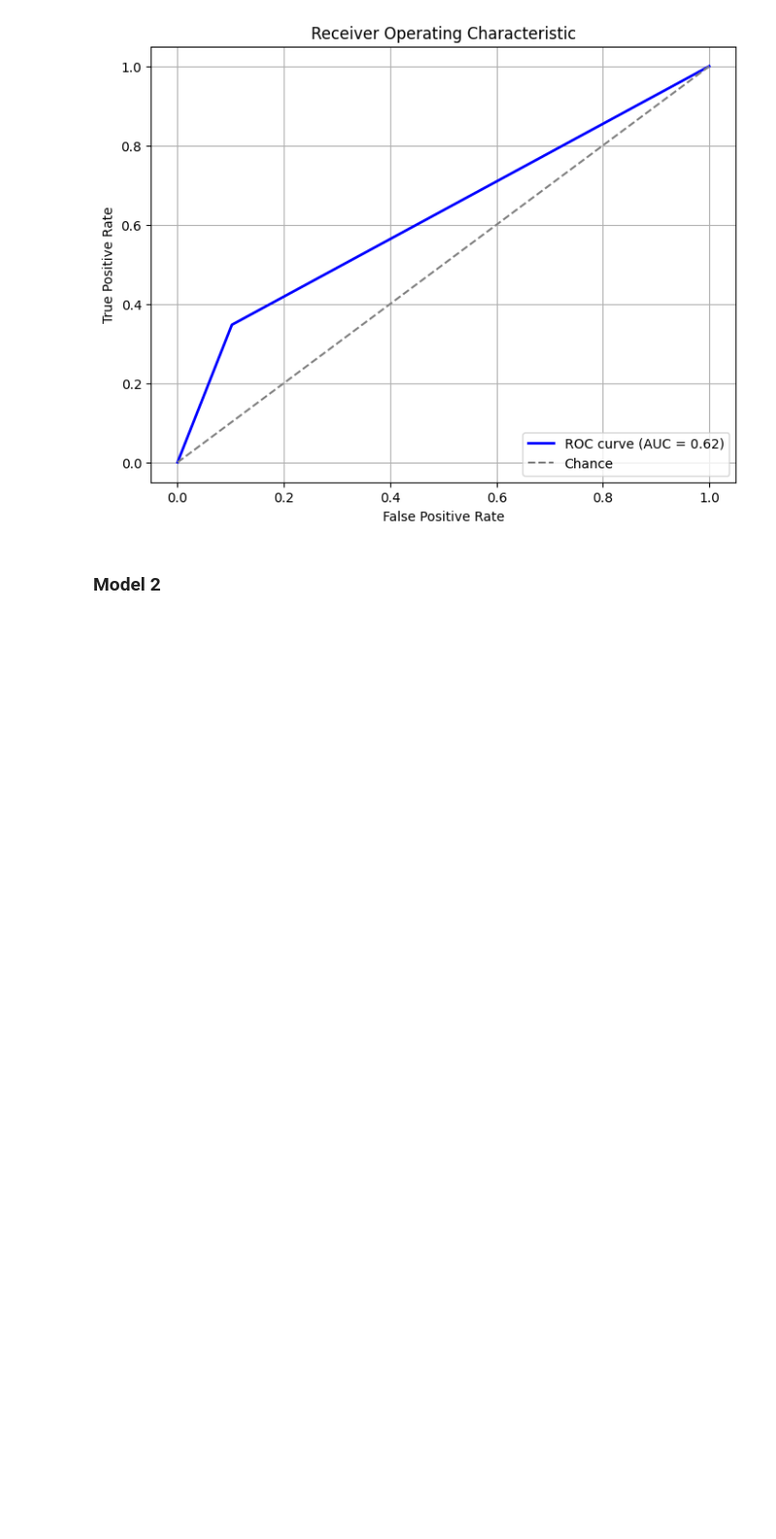
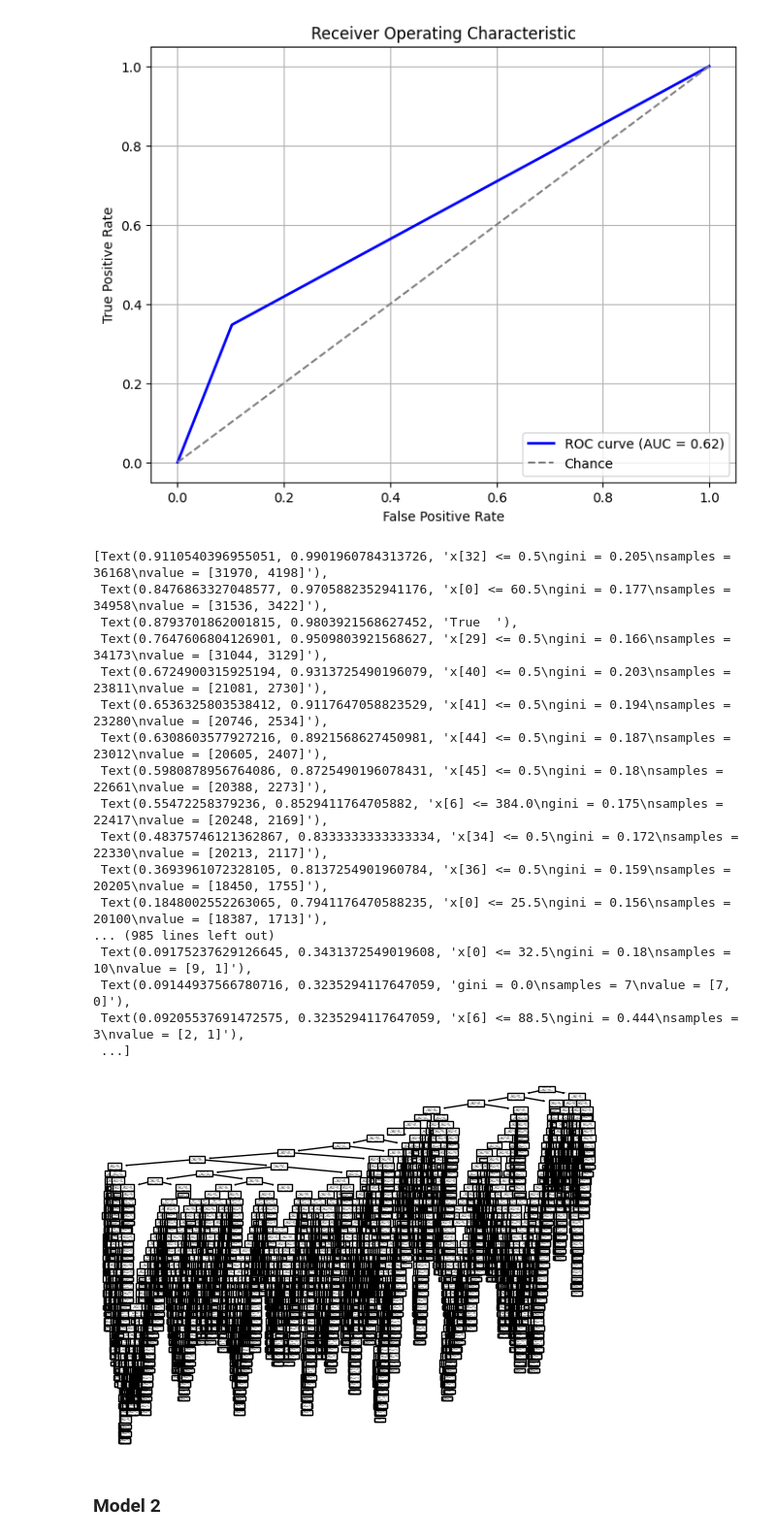
Before and after one commit to jmanwillz/ACML-Project, a Jupyter notebook: decision-trees/decision-trees.ipynb, the cells around one changed output. Shown at 97% size. Drawn from its saved outputs; the diff is of its cells as text; code cells hidden in the pictures; blank space fills up the shorter version.

```diff
--- a/decision-trees/decision-trees.ipynb
+++ b/decision-trees/decision-trees.ipynb
@@ -887,6 +893,27 @@ precision: 0.3179530201342282
 plot_roc_curve(y_prob, y_test)
 # %% [output]
 [figure]
+# %%
+tree.plot_tree(model)
+# %% [output]
+[Text(0.9110540396955051, 0.9901960784313726, 'x[32] <= 0.5\ngini = 0.205\nsamples = 36168\nvalue = [31970, 4198]'),
+ Text(0.8476863327048577, 0.9705882352941176, 'x[0] <= 60.5\ngini = 0.177\nsamples = 34958\nvalue = [31536, 3422]'),
+ Text(0.8793701862001815, 0.9803921568627452, 'True  '),
+ Text(0.7647606804126901, 0.9509803921568627, 'x[29] <= 0.5\ngini = 0.166\nsamples = 34173\nvalue = [31044, 3129]'),
+ Text(0.6724900315925194, 0.9313725490196079, 'x[40] <= 0.5\ngini = 0.203\nsamples = 23811\nvalue = [21081, 2730]'),
+ Text(0.6536325803538412, 0.9117647058823529, 'x[41] <= 0.5\ngini = 0.194\nsamples = 23280\nvalue = [20746, 2534]'),
+ Text(0.6308603577927216, 0.8921568627450981, 'x[44] <= 0.5\ngini = 0.187\nsamples = 23012\nvalue = [20605, 2407]'),
+ Text(0.5980878956764086, 0.8725490196078431, 'x[45] <= 0.5\ngini = 0.18\nsamples = 22661\nvalue = [20388, 2273]'),
+ Text(0.55472258379236, 0.8529411764705882, 'x[6] <= 384.0\ngini = 0.175\nsamples = 22417\nvalue = [20248, 2169]'),
+ Text(0.48375746121362867, 0.8333333333333334, 'x[34] <= 0.5\ngini = 0.172\nsamples = 22330\nvalue = [20213, 2117]'),
+ Text(0.3693961072328105, 0.8137254901960784, 'x[36] <= 0.5\ngini = 0.159\nsamples = 20205\nvalue = [18450, 1755]'),
+ Text(0.1848002552263065, 0.7941176470588235, 'x[0] <= 25.5\ngini = 0.156\nsamples = 20100\nvalue = [18387, 1713]'),
+... (985 lines left out)
+ Text(0.09175237629126645, 0.3431372549019608, 'x[0] <= 32.5\ngini = 0.18\nsamples = 10\nvalue = [9, 1]'),
+ Text(0.09144937566780716, 0.3235294117647059, 'gini = 0.0\nsamples = 7\nvalue = [7, 0]'),
+ Text(0.09205537691472575, 0.3235294117647059, 'x[6] <= 88.5\ngini = 0.444\nsamples = 3\nvalue = [2, 1]'),
+ ...]
+[figure, added]
 # %% [markdown]
 ### Model 2
 # %%
```
Also changed, not shown: parts of 8 cells of this notebook.
